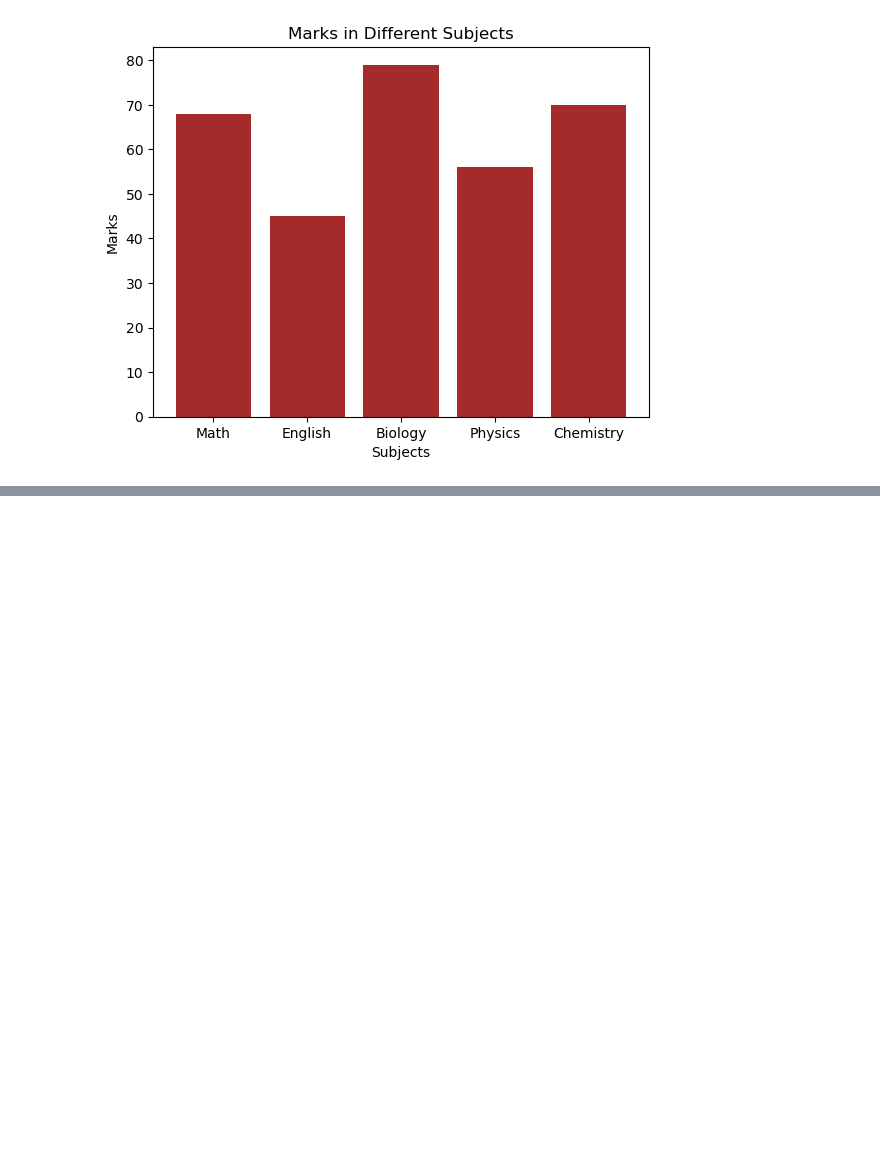
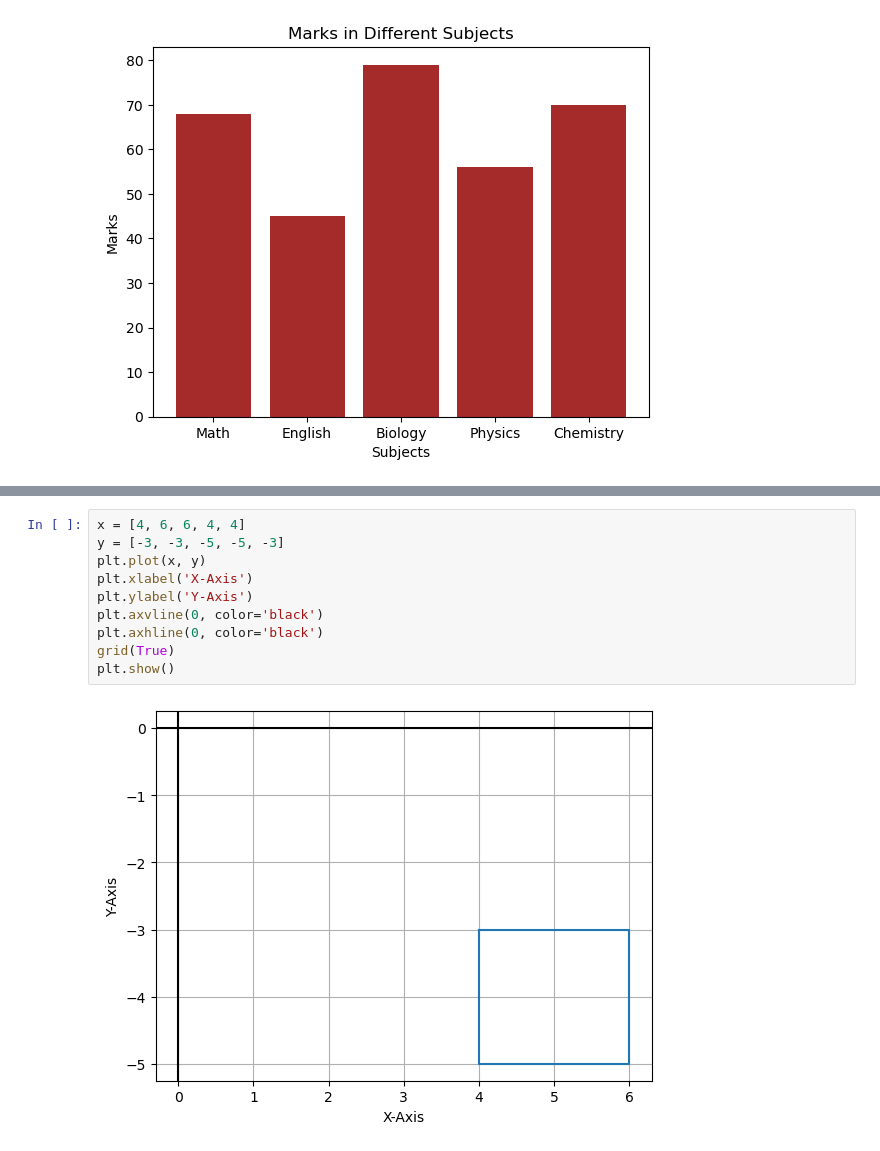
Before and after one commit to test-user9/maths_solution, a Jupyter notebook: maths_slip.ipynb, the cells around one changed output, grey strips where cells are left out. Cells and saved outputs as stored; diff of their text form; blank space fills up the shorter version.

```diff
--- a/maths_slip.ipynb
+++ b/maths_slip.ipynb
@@ -21,0 +103,12 @@ plt.show()
+# %%
+x = [4, 6, 6, 4, 4]
+y = [-3, -3, -5, -5, -3]
+plt.plot(x, y)
+plt.xlabel('X-Axis')
+plt.ylabel('Y-Axis')
+plt.axvline(0, color='black')
+plt.axhline(0, color='black')
+grid(True)
+plt.show()
+# %% [output]
+[figure, added]
```
Also changed, not shown: parts of 23 cells of this notebook.
